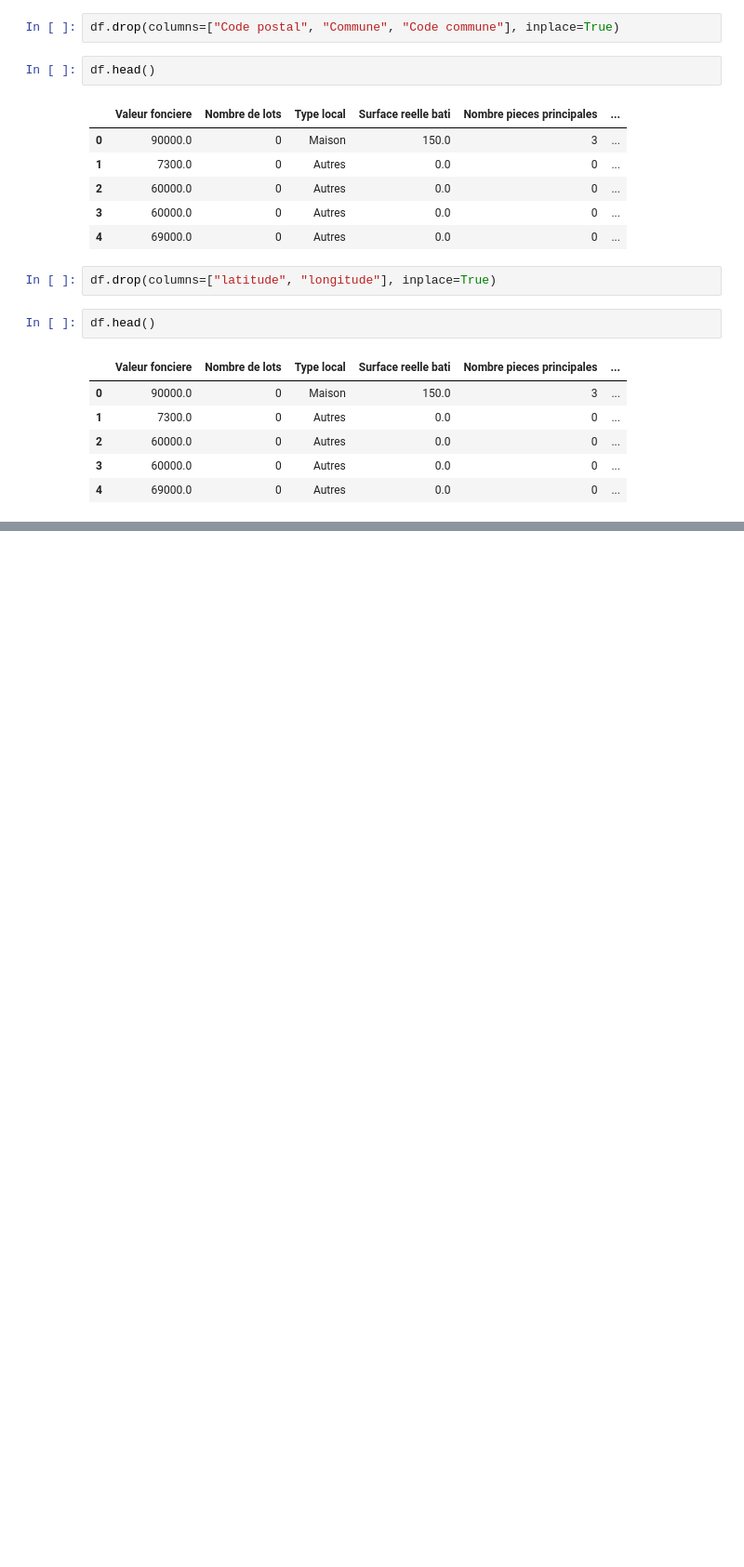
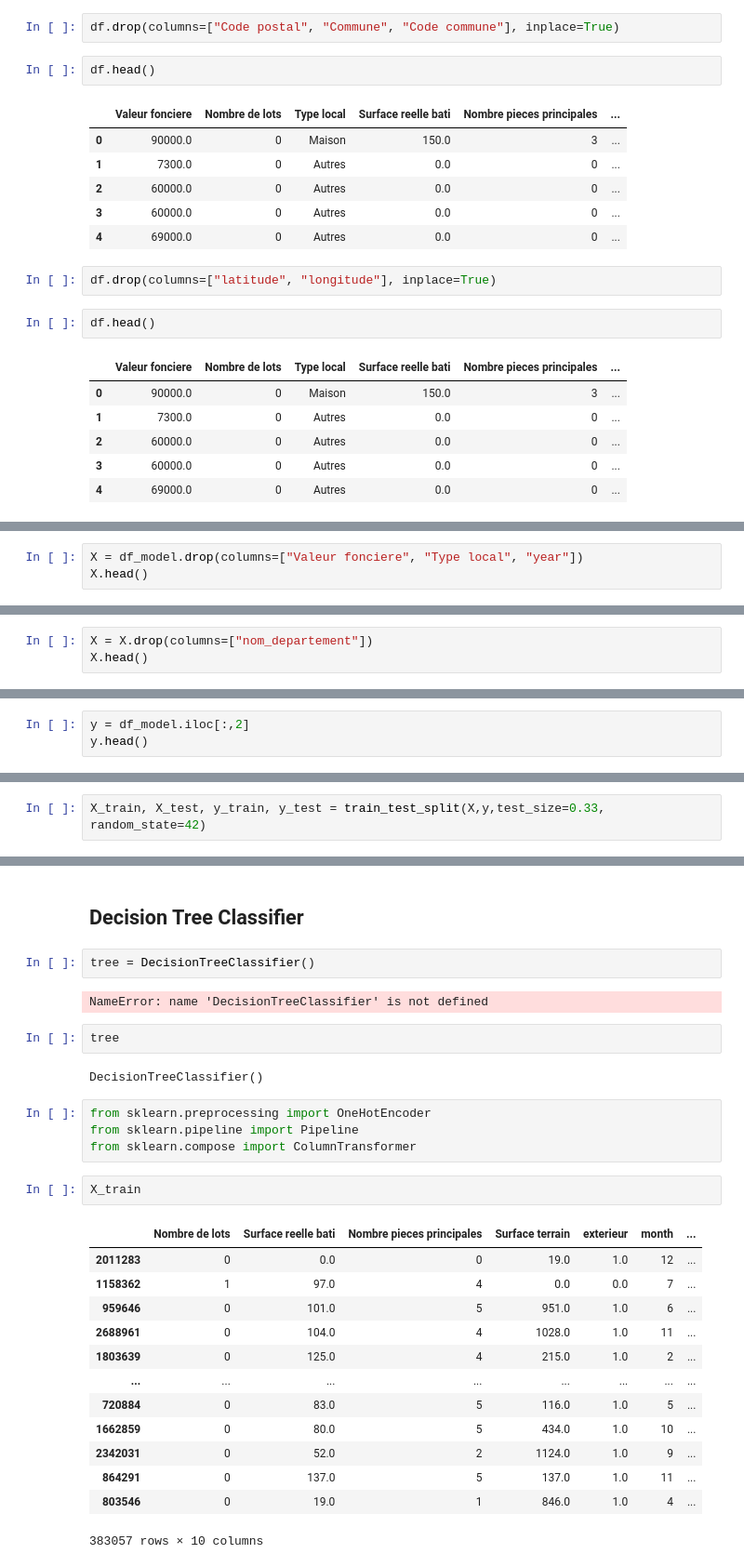
Before and after one commit to cvarrei/MachineLearning_ValeurFoncieres, a Jupyter notebook: Clovis/modelisation_clovis.ipynb, the cells around one changed output, grey strips where cells are left out. Shown at 93% size. Saved outputs shown, nothing was run; the diff lists cells and outputs as text; blank space fills up the shorter version.

Commit message:
Update modélisation clovis
Update modélisation clovis avec Classification type local

```diff
--- a/Clovis/modelisation_clovis.ipynb
+++ b/Clovis/modelisation_clovis.ipynb
@@ -65,0 +77,3 @@ df.head()
+# %%
+X = df_model.drop(columns=["Valeur fonciere", "Type local", "year"])
+X.head()
@@ -65,0 +87,3 @@ df.head()
+# %%
+X = X.drop(columns=["nom_departement"])
+X.head()
@@ -65,0 +97,3 @@ df.head()
+# %%
+y = df_model.iloc[:,2]
+y.head()
@@ -65,0 +107,2 @@ df.head()
+# %%
+X_train, X_test, y_train, y_test = train_test_split(X,y,test_size=0.33, random_state=42)
@@ -65,0 +118,30 @@ df.head()
+# %% [markdown]
+## Decision Tree Classifier
+# %%
+tree = DecisionTreeClassifier()
+# %% [output]
+NameError: name 'DecisionTreeClassifier' is not defined
+# %%
+tree
+# %% [output]
+DecisionTreeClassifier()
+# %%
+from sklearn.preprocessing import OneHotEncoder
+from sklearn.pipeline import Pipeline
+from sklearn.compose import ColumnTransformer
+# %%
+X_train
+# %% [output]
+|  | Nombre de lots | Surface reelle bati | Nombre pieces principales | Surface terrain | exterieur | month | ... |
+| 2011283 | 0 | 0.0 | 0 | 19.0 | 1.0 | 12 | ... |
+| 1158362 | 1 | 97.0 | 4 | 0.0 | 0.0 | 7 | ... |
+| 959646 | 0 | 101.0 | 5 | 951.0 | 1.0 | 6 | ... |
+| 2688961 | 0 | 104.0 | 4 | 1028.0 | 1.0 | 11 | ... |
+| 1803639 | 0 | 125.0 | 4 | 215.0 | 1.0 | 2 | ... |
+| ... | ... | ... | ... | ... | ... | ... | ... |
+| 720884 | 0 | 83.0 | 5 | 116.0 | 1.0 | 5 | ... |
+| 1662859 | 0 | 80.0 | 5 | 434.0 | 1.0 | 10 | ... |
+| 2342031 | 0 | 52.0 | 2 | 1124.0 | 1.0 | 9 | ... |
+| 864291 | 0 | 137.0 | 5 | 137.0 | 1.0 | 11 | ... |
+| 803546 | 0 | 19.0 | 1 | 846.0 | 1.0 | 4 | ... |
+383057 rows × 10 columns
```
Also changed, not shown: parts of 35 cells of this notebook.
